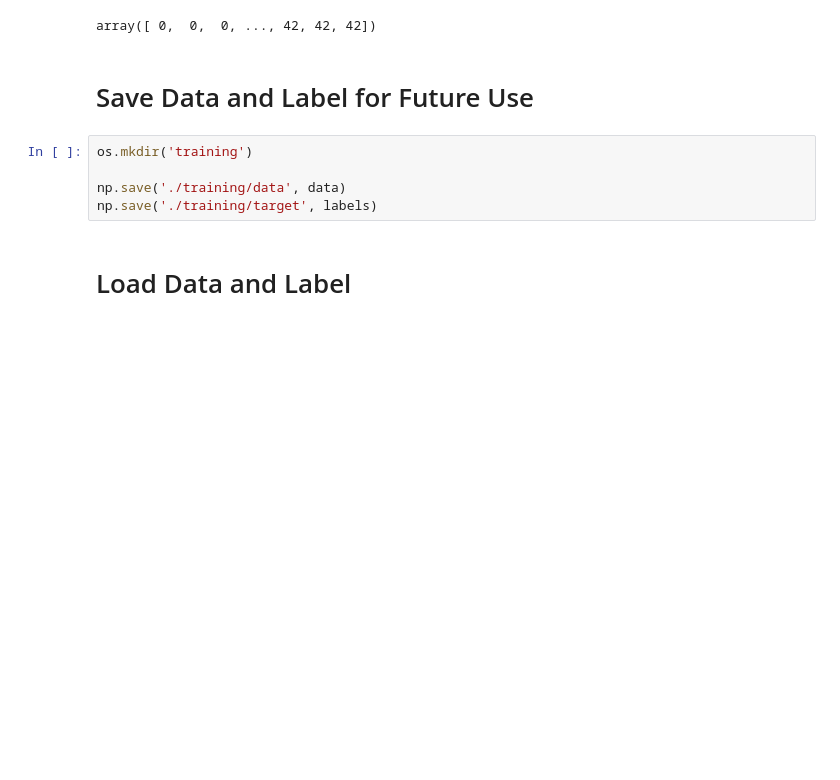
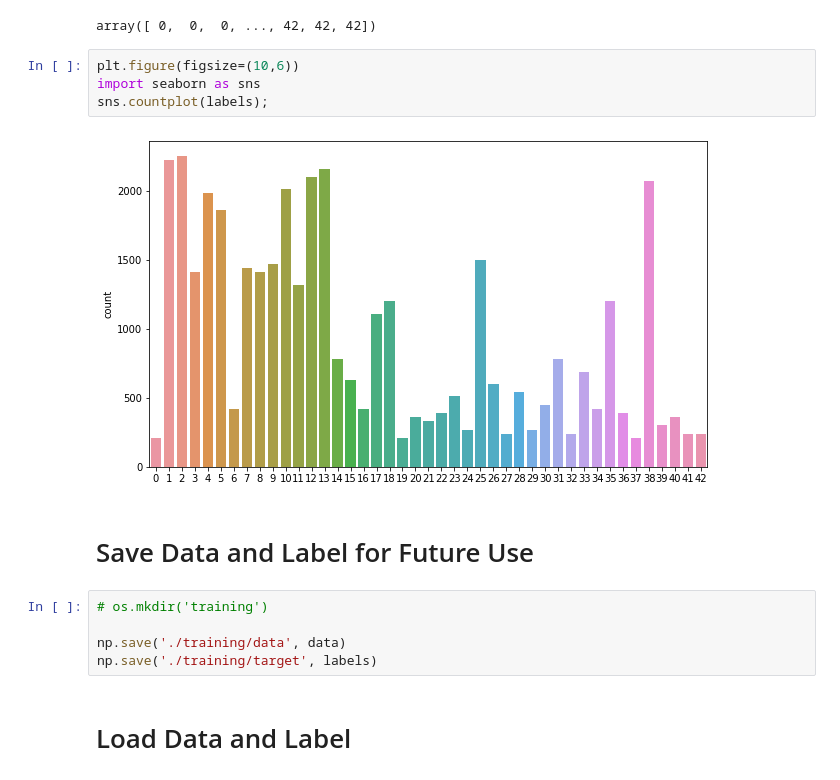
Before and after one commit to S-Delowar/Deep-Learning-Projects, a Jupyter notebook: Traffic Sign Recognition/Traffic_Sign_Classification_CNN.ipynb, the cells around one changed output. Drawn from its saved outputs; the diff is of its cells as text; blank space fills up the shorter version.

```diff
--- a/Traffic Sign Recognition/Traffic_Sign_Classification_CNN.ipynb
+++ b/Traffic Sign Recognition/Traffic_Sign_Classification_CNN.ipynb
@@ -51,10 +51,16 @@ labels = np.array(labels)
 labels
 # %% [output]
 array([ 0,  0,  0, ..., 42, 42, 42])
+# %%
+plt.figure(figsize=(10,6))
+import seaborn as sns
+sns.countplot(labels);
+# %% [output]
+[figure, added]
 # %% [markdown]
 # Save Data and Label for Future Use
 # %%
-os.mkdir('training')
+# os.mkdir('training')
 
 np.save('./training/data', data)
 np.save('./training/target', labels)
```
Also changed, not shown: parts of 25 cells of this notebook.
